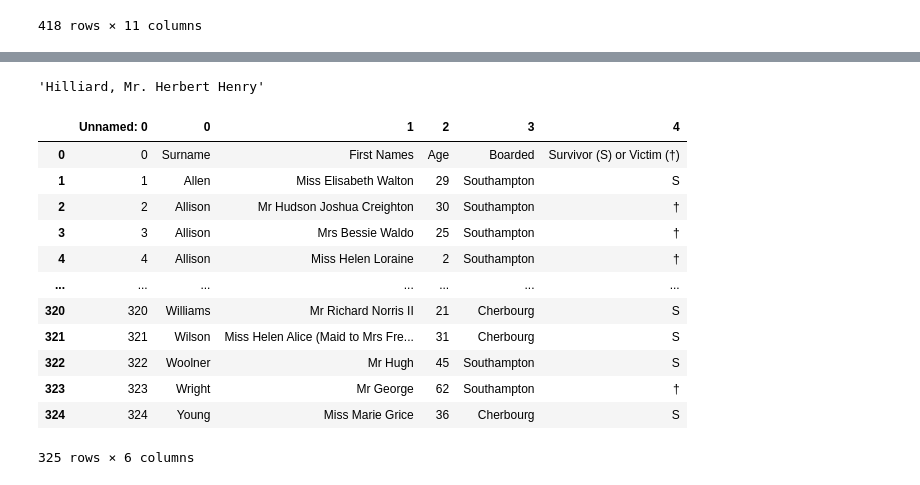
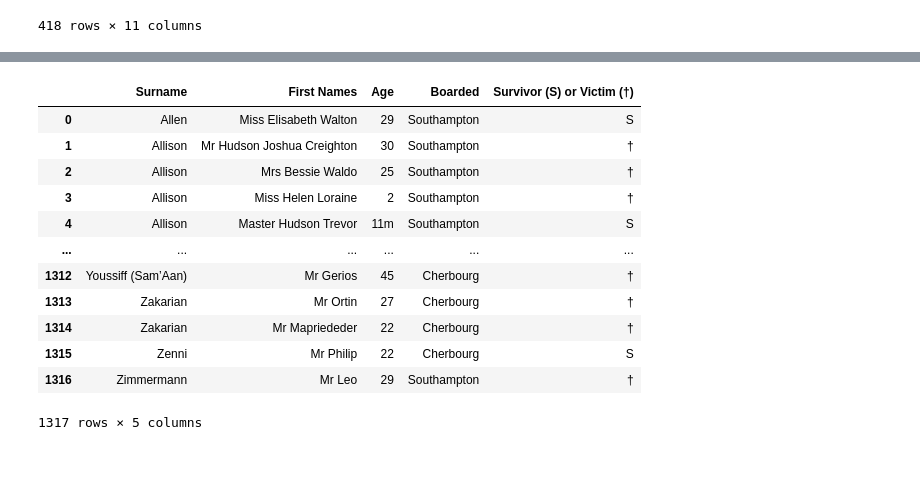
Before and after one commit to Mariomtz0713/Project-4, a Jupyter notebook: Titanic/titanic_ETD.ipynb, the cells around one changed output, grey strips where cells are left out. Drawn from its saved outputs; the diff is of its cells as text; code cells hidden in the pictures.

```diff
--- a/Titanic/titanic_ETD.ipynb
+++ b/Titanic/titanic_ETD.ipynb
@@ -137,4 +101,0 @@ first_30
-# %%
-first_30[28]
-# %% [output]
-'Hilliard, Mr. Herbert Henry'
@@ -151,16 +112,0 @@ all_classes_df[2].to_csv('Resources/3rd_class')
-# %%
-pd.read_csv('Resources/1st_class')
-# %% [output]
-|  | Unnamed: 0 | 0 | 1 | 2 | 3 | 4 |
-| 0 | 0 | Surname | First Names | Age | Boarded | Survivor (S) or Victim (†) |
-| 1 | 1 | Allen | Miss Elisabeth Walton | 29 | Southampton | S |
-| 2 | 2 | Allison | Mr Hudson Joshua Creighton | 30 | Southampton | † |
-| 3 | 3 | Allison | Mrs Bessie Waldo | 25 | Southampton | † |
-| 4 | 4 | Allison | Miss Helen Loraine | 2 | Southampton | † |
-| ... | ... | ... | ... | ... | ... | ... |
-| 320 | 320 | Williams | Mr Richard Norris II | 21 | Cherbourg | S |
-| 321 | 321 | Wilson | Miss Helen Alice (Maid to Mrs Fre... | 31 | Cherbourg | S |
-| 322 | 322 | Woolner | Mr Hugh | 45 | Southampton | S |
-| 323 | 323 | Wright | Mr George | 62 | Southampton | † |
-| 324 | 324 | Young | Miss Marie Grice | 36 | Cherbourg | S |
-325 rows × 6 columns
@@ -166,0 +128,18 @@ pd.read_csv('Resources/1st_class')
+# %%
+# Viewing newly made single dataframe
+full_table_df  = pd.read_csv('Resources/full_online_table')
+full_table_df
+# %% [output]
+|  | Surname | First Names | Age | Boarded | Survivor (S) or Victim (†) |
+| 0 | Allen | Miss Elisabeth Walton | 29 | Southampton | S |
+| 1 | Allison | Mr Hudson Joshua Creighton | 30 | Southampton | † |
+| 2 | Allison | Mrs Bessie Waldo | 25 | Southampton | † |
+| 3 | Allison | Miss Helen Loraine | 2 | Southampton | † |
+| 4 | Allison | Master Hudson Trevor | 11m | Southampton | S |
+| ... | ... | ... | ... | ... | ... |
+| 1312 | Youssiff (Sam’Aan) | Mr Gerios | 45 | Cherbourg | † |
+| 1313 | Zakarian | Mr Ortin | 27 | Cherbourg | † |
+| 1314 | Zakarian | Mr Mapriededer | 22 | Cherbourg | † |
+| 1315 | Zenni | Mr Philip | 22 | Cherbourg | S |
+| 1316 | Zimmermann | Mr Leo | 29 | Southampton | † |
+1317 rows × 5 columns
```
Also changed, not shown: parts of 25 cells of this notebook, 3 other files.
